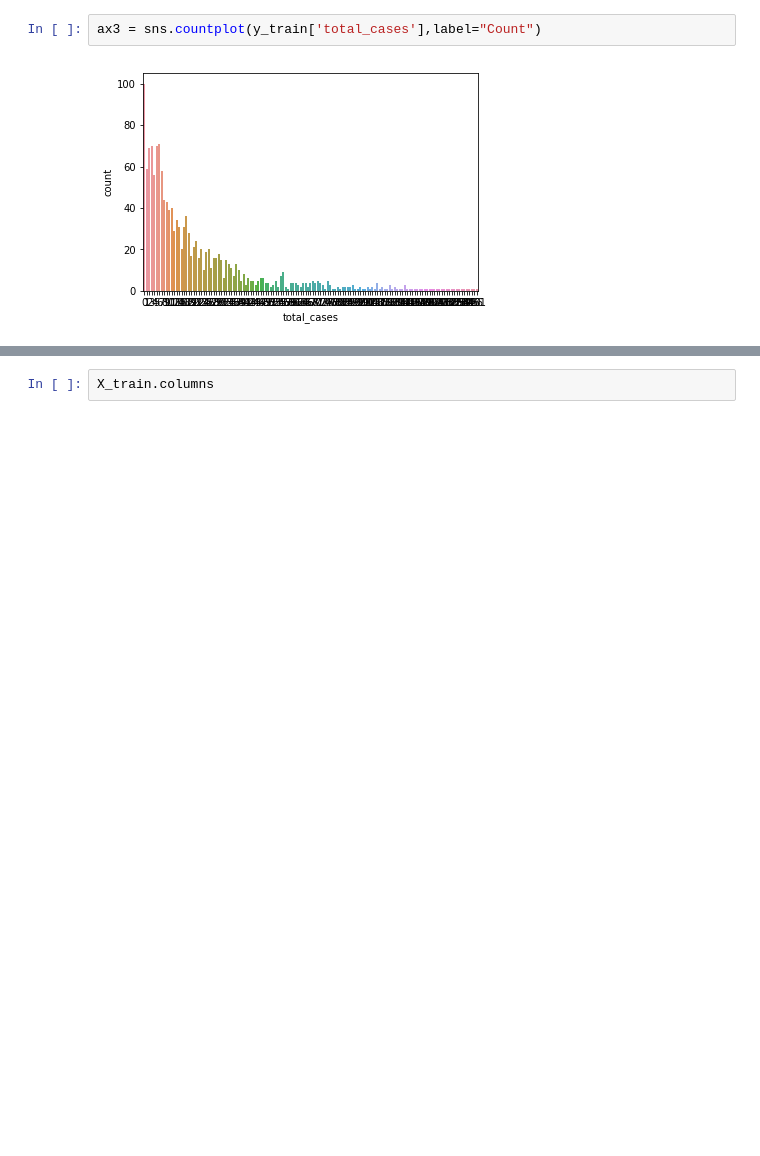
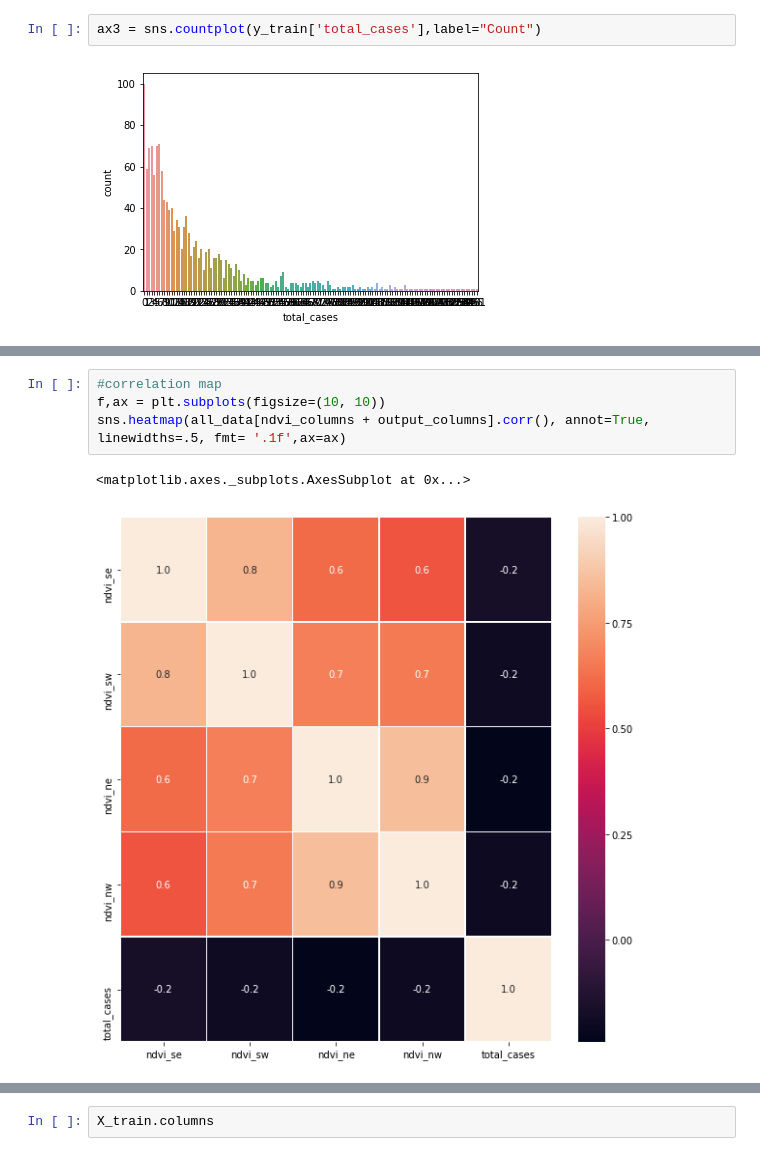
Before and after one commit to ChamodDamitha/Dengue-ML, a Jupyter notebook: Dengue-ML.ipynb, the cells around one changed output, grey strips where cells are left out. Drawn from its saved outputs; the diff is of its cells as text; blank space fills up the shorter version.

```diff
--- a/Dengue-ML.ipynb
+++ b/Dengue-ML.ipynb
@@ -61,0 +82,7 @@ sns.heatmap(all_data.corr(), annot=True, linewidths=.5, fmt= '.1f',ax=ax)
+# %%
+#correlation map
+f,ax = plt.subplots(figsize=(10, 10))
+sns.heatmap(all_data[ndvi_columns + output_columns].corr(), annot=True, linewidths=.5, fmt= '.1f',ax=ax)
+# %% [output]
+<matplotlib.axes._subplots.AxesSubplot at 0x...>
+[figure, added]
```
Also changed, not shown: parts of 8 cells of this notebook, 1 other file.
